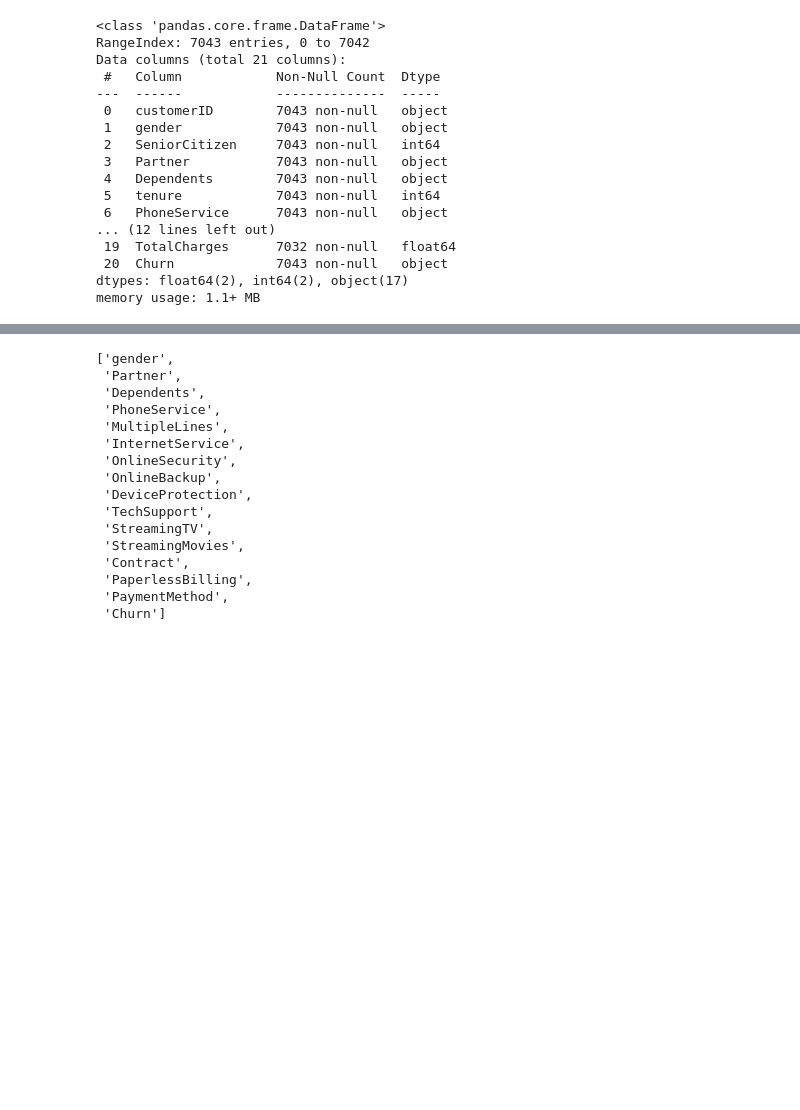
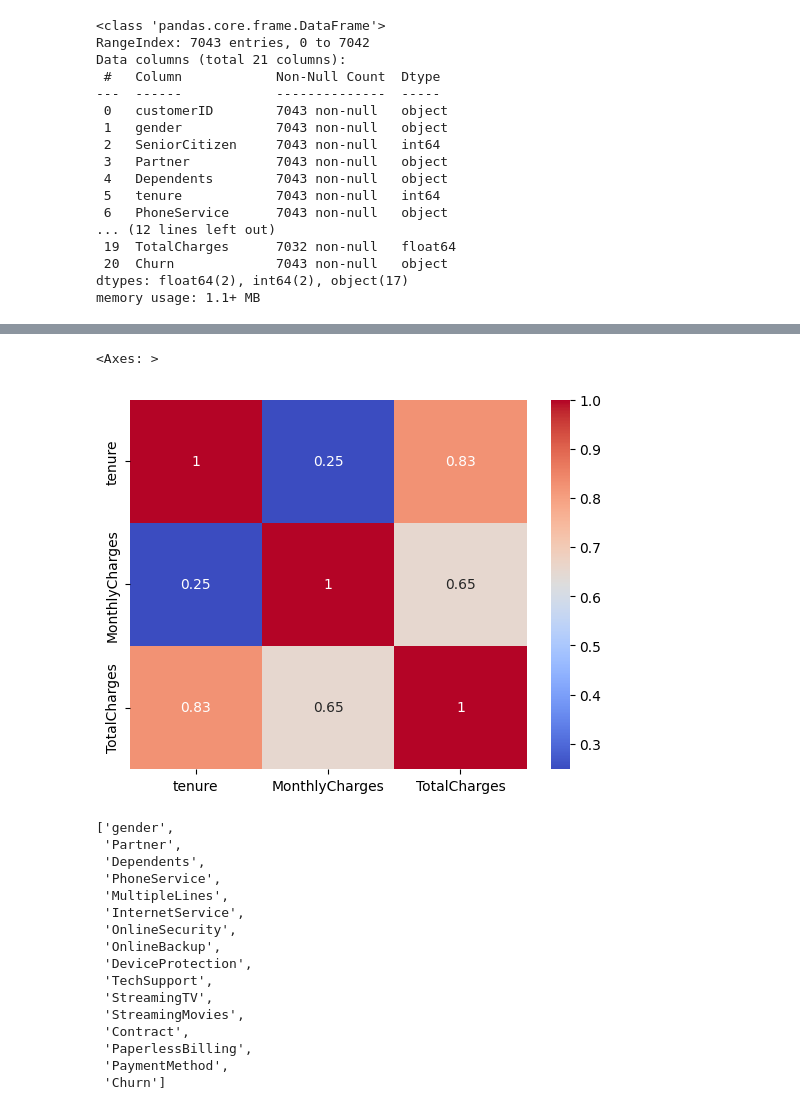
Before and after one commit to kalhara-peiris/Customer_churn, a Jupyter notebook: Untitled72.ipynb, the cells around one changed output, grey strips where cells are left out. Cells and saved outputs as stored; diff of their text form; code cells hidden in the pictures; blank space fills up the shorter version.

```diff
--- a/Untitled72.ipynb
+++ b/Untitled72.ipynb
@@ -95,3 +115,11 @@ dtype: int64
+# %%
+numerical_columns=["tenure","MonthlyCharges","TotalCharges"]
+numerical_df=df[numerical_columns]
+numerical_df=numerical_df.corr()
+sns.heatmap(numerical_df,cmap="coolwarm",annot=True)
+# %% [output]
+<Axes: >
+[figure, added]
 # %%
 df=df.drop("customerID",axis=1)
 # %%
```
Also changed, not shown: parts of 10 cells of this notebook.
